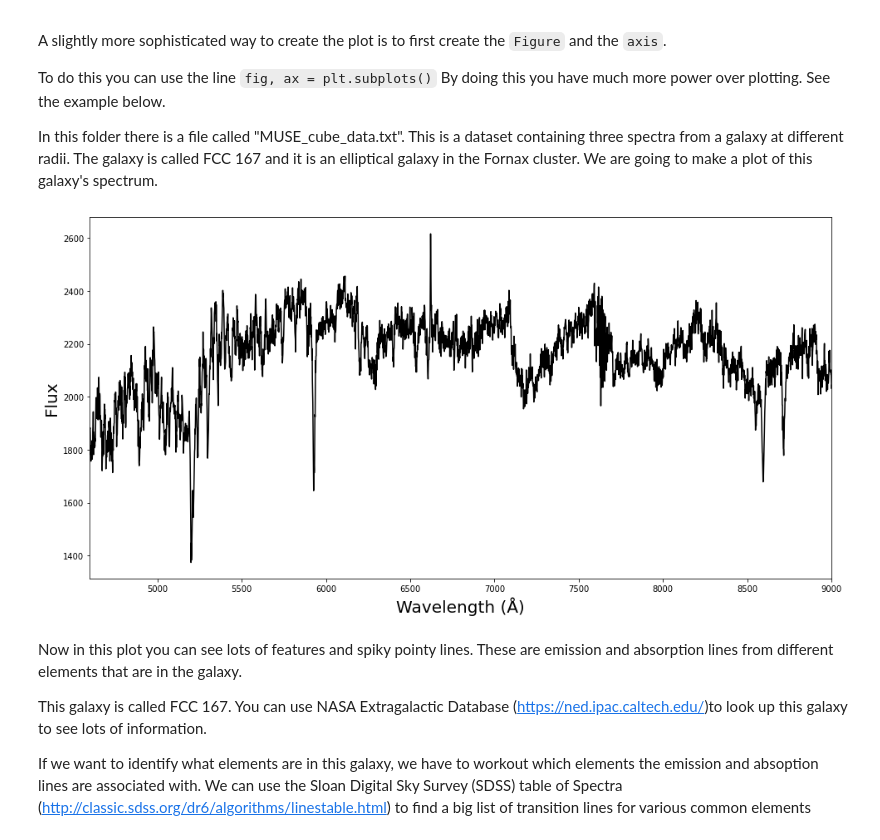
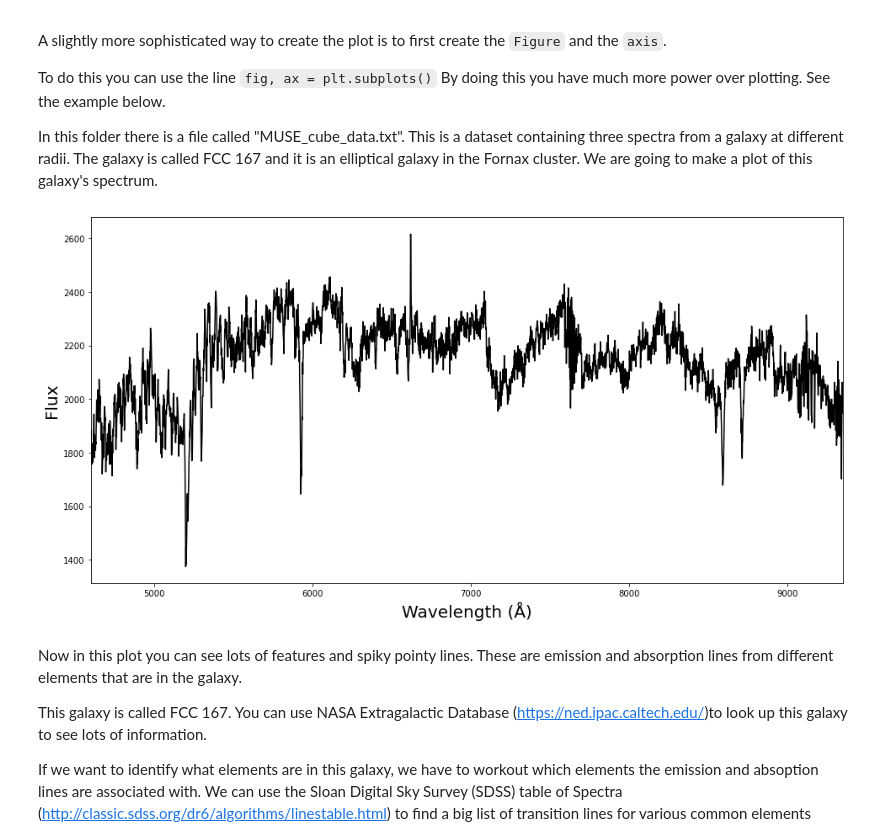
Before and after one commit to abatten/introduction-to-computing, a Jupyter notebook: introduction_to_python.ipynb, the cells around one changed output. Drawn from its saved outputs; the diff is of its cells as text; code cells hidden in the pictures.

Commit message:
Fixed minor issues with Year and axes range

```diff
--- a/introduction_to_python.ipynb
+++ b/introduction_to_python.ipynb
@@ -493,15 +493,15 @@ wavelength, spectra1, spectra2, spectra3, spectra4 = np.loadtxt("MUSE_cube_data.
 # %%
 fig, ax = plt.subplots(figsize=(16,8))  # Figsize sets the size of the image (i.e 16 inches x 8 inches)
 
 ax.plot(wavelength, spectra1, color="black")
 
  # Note that you use ax instead of plt here. And to create labels you use set_xlabel.
 ax.set_xlabel("Wavelength (Å)", fontsize=20)
 ax.set_ylabel("Flux", fontsize=20)
-ax.set_xlim(4600, 9000) # Specify the minimum and maximum range for the x axis. You can change this to 'zoom in'.
+ax.set_xlim(4600, 9350) # Specify the minimum and maximum range for the x axis. You can change this to 'zoom in'.
 plt.show()
 # %% [output]
-[figure, old version]
+[figure, new version]
 # %% [markdown]
 Now in this plot you can see lots of features and spiky pointy lines. These are emission and absorption lines from different elements that are in the galaxy.
 
```
Also changed, not shown: parts of 2 cells of this notebook.
